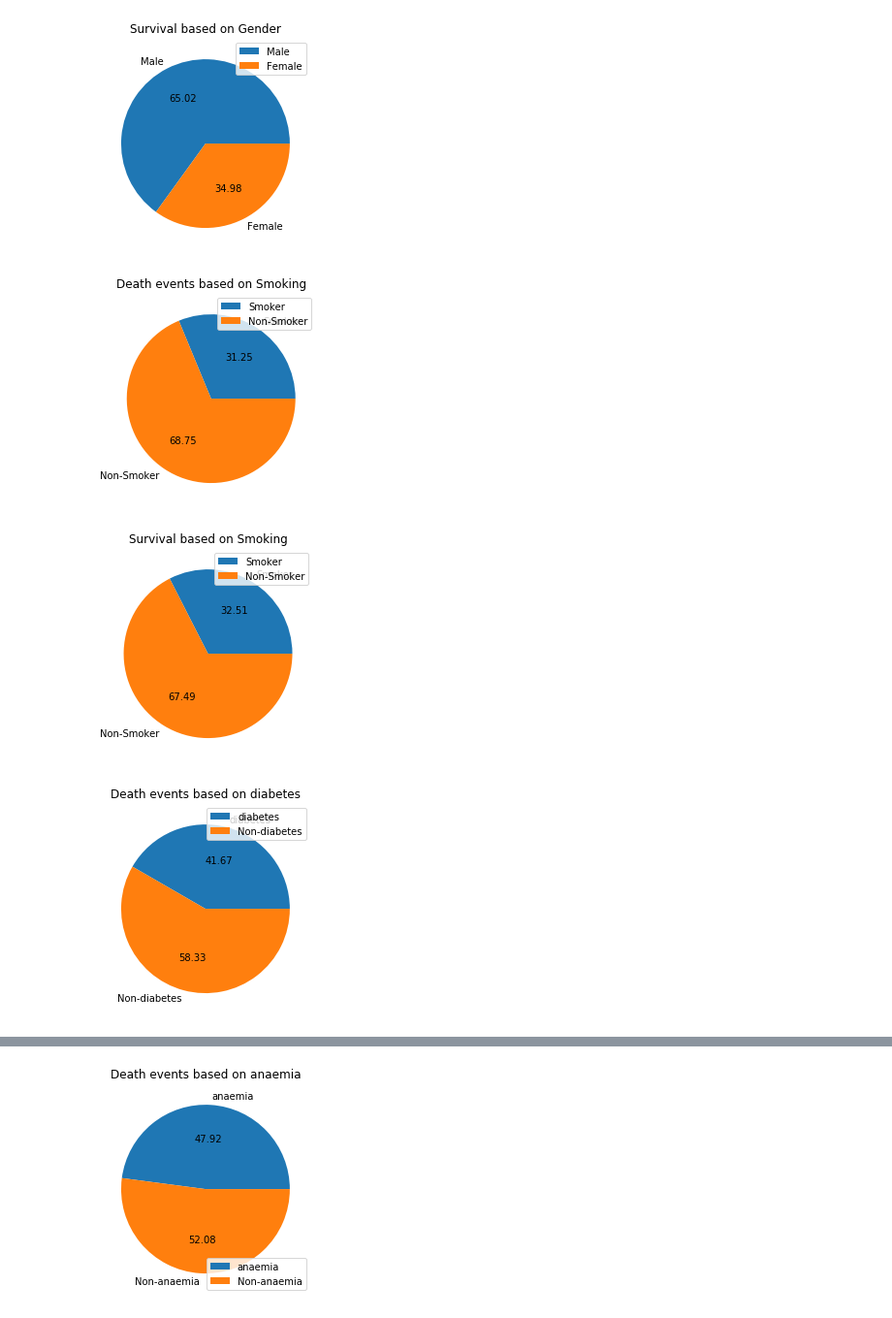
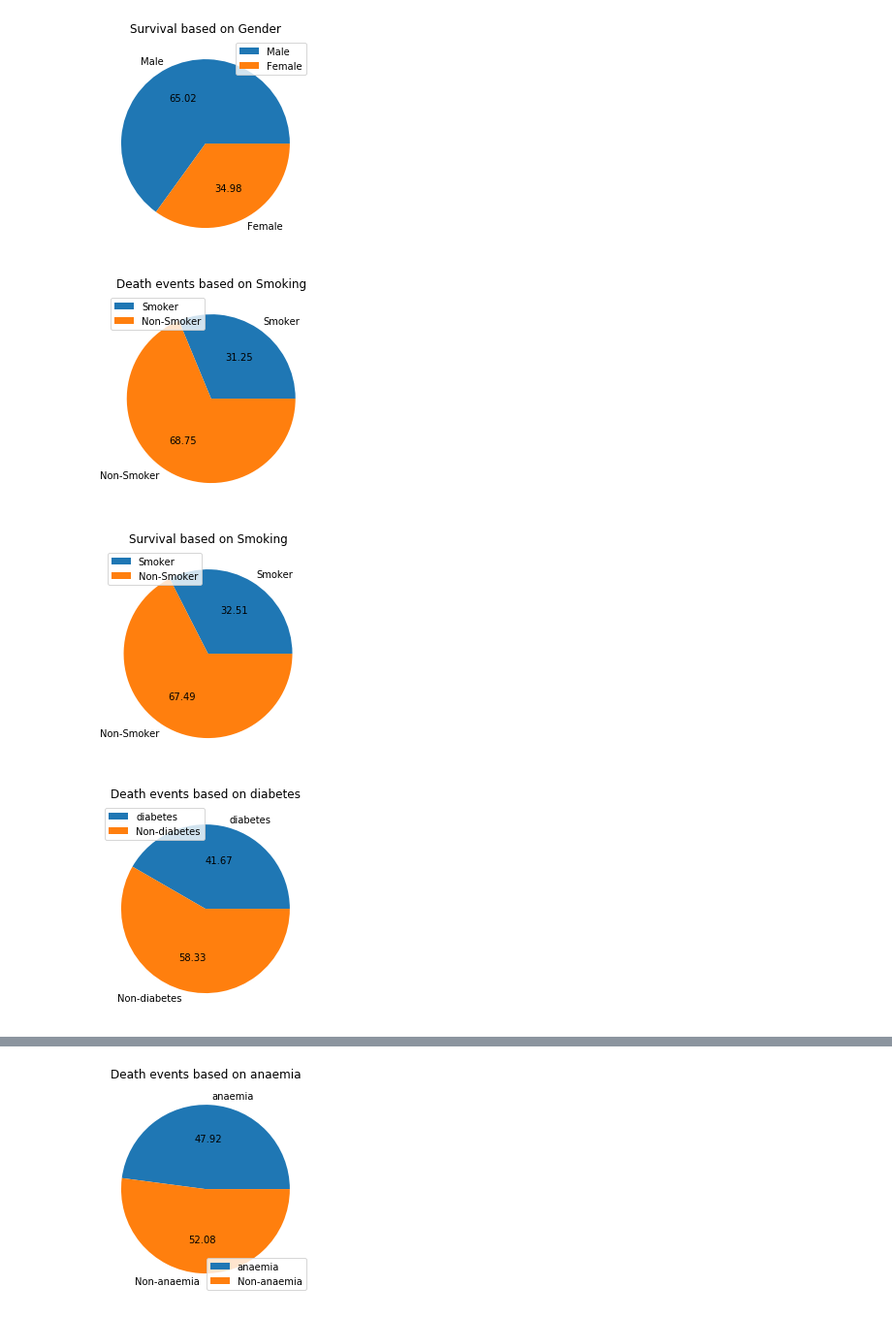
Before and after one commit to SaiRamishetty-23/PDS_assignment2, a Jupyter notebook: assignment2_code.ipynb, the cells around one changed output, grey strips where cells are left out. Shown at 97% size. Cells and saved outputs as stored; diff of their text form; code cells hidden in the pictures.

```diff
--- a/assignment2_code.ipynb
+++ b/assignment2_code.ipynb
@@ -344,11 +364,11 @@ labels= ['Smoker','Non-Smoker']
 df.plot(kind='pie', subplots=True, autopct='%.2f',labels=labels)
 plt.legend(labels, loc="best")
 plt.title('Death events based on Smoking')
-plt.legend(labels, loc=1)
+plt.legend(labels, loc=2)
 plt.ylabel('')
 plt.show()
 # %% [output]
-[figure, old version]
+[figure, new version]
 # %%
 
 smoker_records = clinical_records[clinical_records.smoking==1]
@@ -363,30 +383,30 @@ df = pd.DataFrame(values)
 labels= ['Smoker','Non-Smoker']
 df.plot(kind='pie', subplots=True, autopct='%.2f',labels=labels)
 plt.title('Survival based on Smoking')
-plt.legend(labels, loc=1)
+plt.legend(labels, loc=2)
 plt.ylabel('')
 plt.show()
 # %% [output]
-[figure, old version]
+[figure, new version]
 # %%
 #Relationship between diabetes and death event
 diabetes_records = clinical_records[clinical_records.diabetes==1]
 diabetes_death = diabetes_records[diabetes_records.DEATH_EVENT==1]
 
 non_diabetes_records = clinical_records[clinical_records.diabetes==0]
 non_diabetes_death = non_diabetes_records[non_diabetes_records.DEATH_EVENT==1]
 
 values = [diabetes_death.shape[0],non_diabetes_death.shape[0]]
 df = pd.DataFrame(values)
 labels= ['diabetes','Non-diabetes']
 df.plot(kind='pie', subplots=True, autopct='%.2f',labels=labels)
 plt.legend(labels, loc="best")
 plt.title('Death events based on diabetes')
-plt.legend(labels, loc=1)
+plt.legend(labels, loc=2)
 plt.ylabel('')
 plt.show()
 # %% [output]
-[figure, old version]
+[figure, new version]
 # %%
 diabetes_records = clinical_records[clinical_records.diabetes==1]
 diabetes_survival =diabetes_records[diabetes_records.DEATH_EVENT==0]
```
Also changed, not shown: parts of 36 cells of this notebook.
